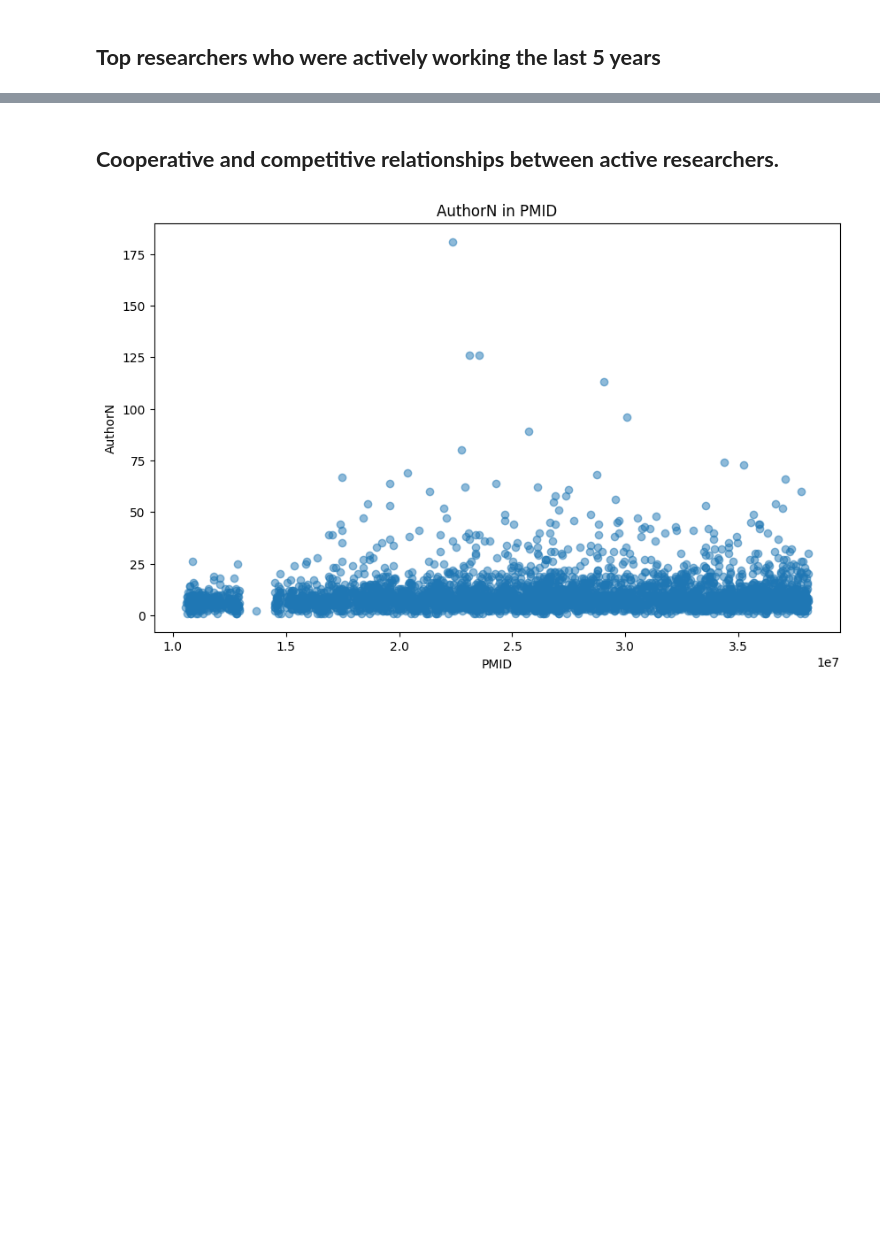
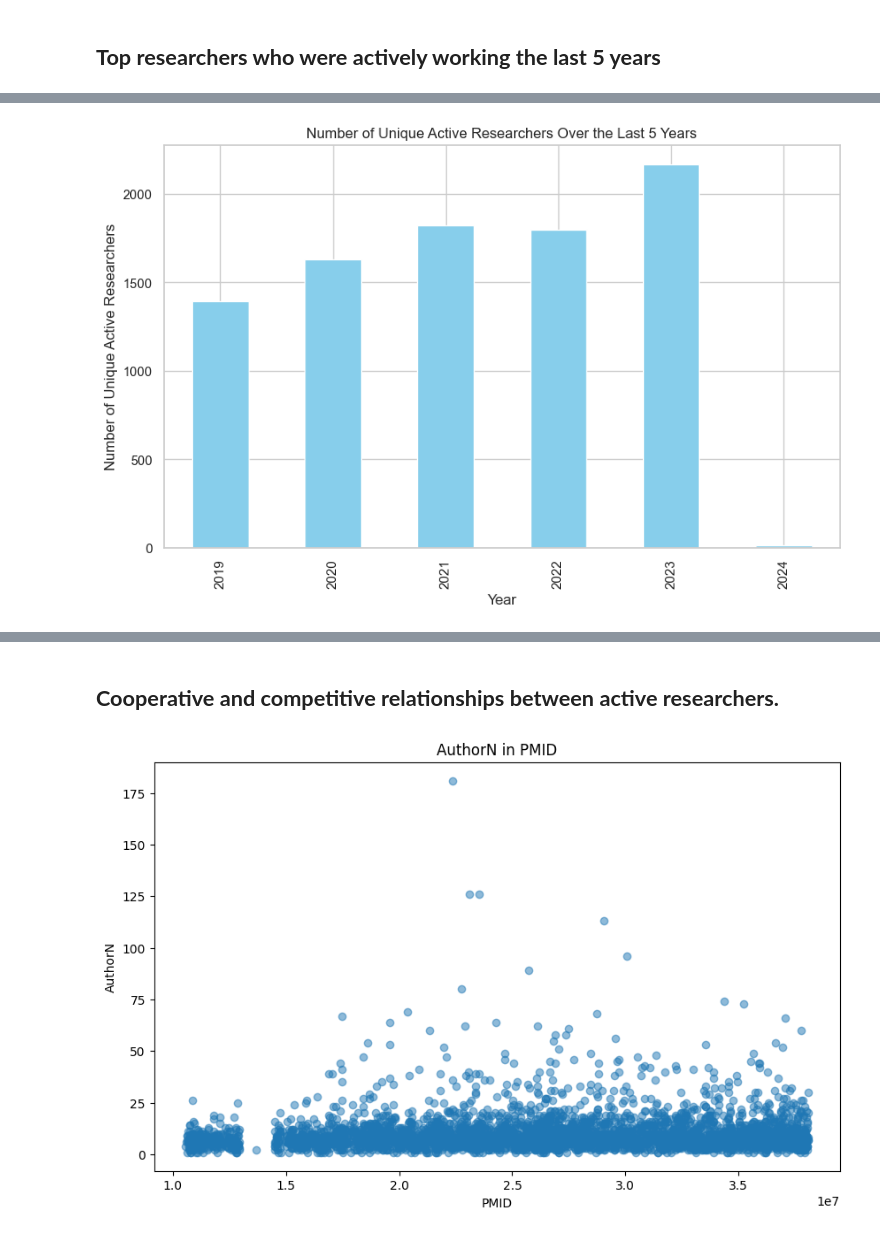
Before and after one commit to Sherryqilin/Assessment2_skills, a Jupyter notebook: skills_group1.ipynb, the cells around one changed output, grey strips where cells are left out. Drawn from its saved outputs; the diff is of its cells as text; code cells hidden in the pictures; blank space fills up the shorter version.

```diff
--- a/skills_group1.ipynb
+++ b/skills_group1.ipynb
@@ -22,2 +137,8 @@ paper = pd.read_csv("paper_counts.csv")
 # %% [markdown]
 ## **Top researchers who were actively working the last 5 years**
+# %%
+#Articles published in the last 5 years
+current_year=2024
+
+last_5_years_paper= articles[articles['Year'] >= current_year -5]
+last_5_years_paper
@@ -23,0 +159,5 @@ paper = pd.read_csv("paper_counts.csv")
+# %%
+#Extract the authors of those papers
+
+last_5_year_authors= pd.merge(last_5_years_paper, authors, on='PMID', how='inner')
+last_5_year_authors
@@ -23,0 +197,14 @@ paper = pd.read_csv("paper_counts.csv")
+# %%
+#Plot the bar graph for Number of Unique Active Researchers over the last 5 years
+
+# Count the number of unique active researchers for each year
+researcher_counts = last_5_year_authors.groupby('Year')['AuthorLastname'].nunique()
+
+plt.figure(figsize=(10, 6)) #Define the size of the figure
+researcher_counts.plot(kind='bar', color='skyblue') #Define the bar plot
+plt.xlabel('Year') #Label the x-axis
+plt.ylabel('Number of Unique Active Researchers') #Label the y-axis
+plt.title('Number of Unique Active Researchers Over the Last 5 Years') #Label the title of the plot
+plt.show() #Display the graph
+# %% [output]
+[figure, added]
```
Also changed, not shown: parts of 14 cells of this notebook.
